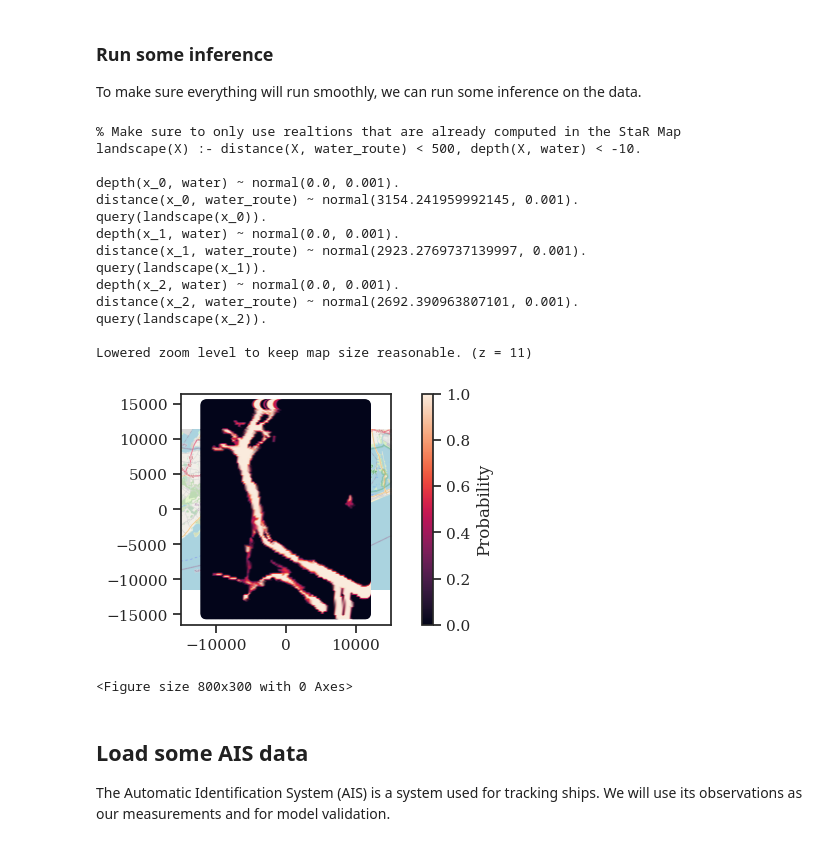
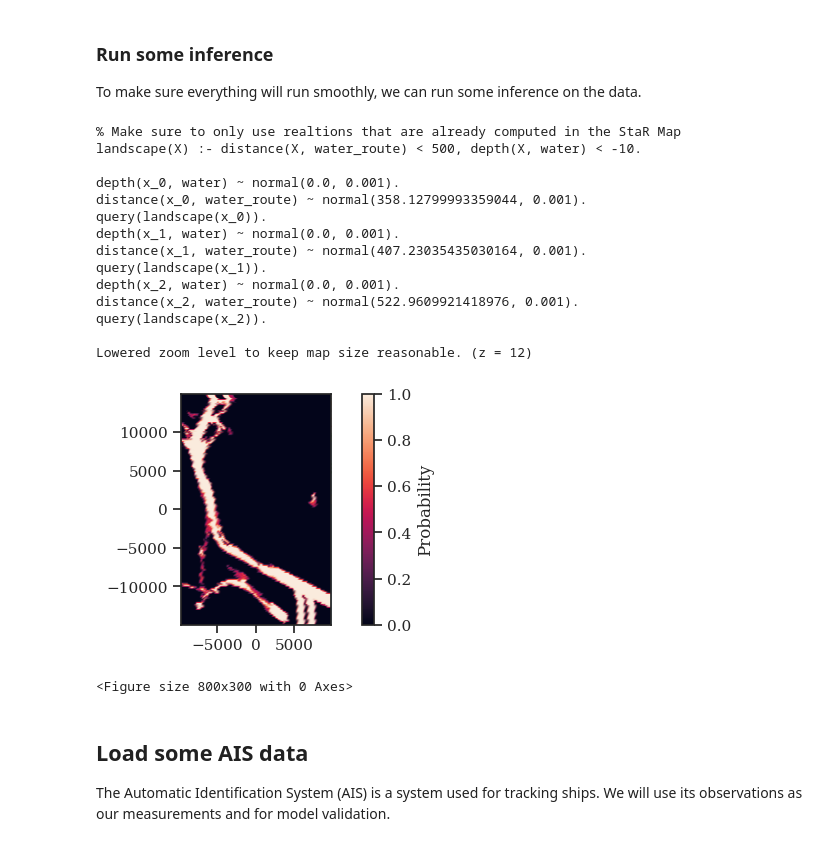
Before and after one commit to HRI-EU/ProMis, a Jupyter notebook: examples/cofi-maritime.ipynb, the cells around one changed output. Cells and saved outputs as stored; diff of their text form; code cells hidden in the pictures.

```diff
--- a/examples/cofi-maritime.ipynb
+++ b/examples/cofi-maritime.ipynb
@@ -72,7 +72,7 @@ sns.set_style({"font.family": "serif", "font.serif": "Times New Roman"})
 
 setting = "New York Harbor"
 bbox = (
-    (40.43, -74.12),
+    (40.43, -74.08),
     (40.70, -73.85),
 )
 
@@ -323,36 +326,32 @@ promis = ProMis(star_map)
 # %%
 # Solve an example logic program
 logic = r"""
 % Make sure to only use realtions that are already computed in the StaR Map
 landscape(X) :- distance(X, water_route) < 500, depth(X, water) < -10.
 """
 landscape = promis.solve(support, logic, n_jobs=16, batch_size=3, print_first=True)
 
 # Show the resulting landscape
 ax = landscape.scatter()
 plt.colorbar(ax, label="Probability")
 plt.show()
 plt.clf()
-
-landscape.to_polar().to_csv(output_folder / "landscape-debug.csv")
-
-del landscape  # Make sure this is not used accidentally
 # %% [output]
 % Make sure to only use realtions that are already computed in the StaR Map
 landscape(X) :- distance(X, water_route) < 500, depth(X, water) < -10.
 
 depth(x_0, water) ~ normal(0.0, 0.001).
-distance(x_0, water_route) ~ normal(3154.241959992145, 0.001).
+distance(x_0, water_route) ~ normal(358.12799993359044, 0.001).
 query(landscape(x_0)).
 depth(x_1, water) ~ normal(0.0, 0.001).
-distance(x_1, water_route) ~ normal(2923.2769737139997, 0.001).
+distance(x_1, water_route) ~ normal(407.23035435030164, 0.001).
 query(landscape(x_1)).
 depth(x_2, water) ~ normal(0.0, 0.001).
-distance(x_2, water_route) ~ normal(2692.390963807101, 0.001).
+distance(x_2, water_route) ~ normal(522.9609921418976, 0.001).
 query(landscape(x_2)).
 
-Lowered zoom level to keep map size reasonable. (z = 11)
+Lowered zoom level to keep map size reasonable. (z = 12)
-[figure, old version]
+[figure, new version]
 <Figure size 800x300 with 0 Axes>
 # %% [markdown]
 ## Load some AIS data
```
Also changed, not shown: parts of 30 cells of this notebook, 1 other file.
